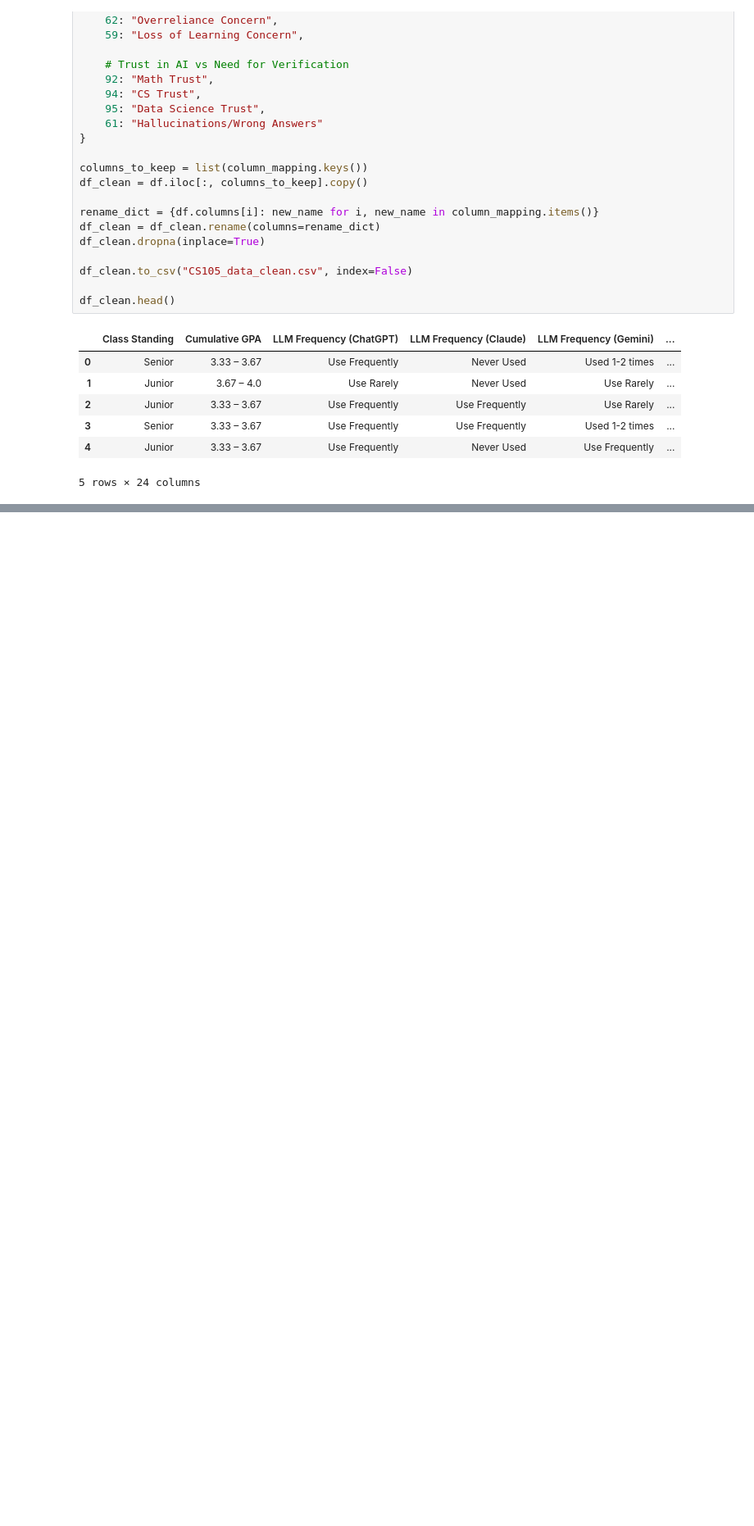
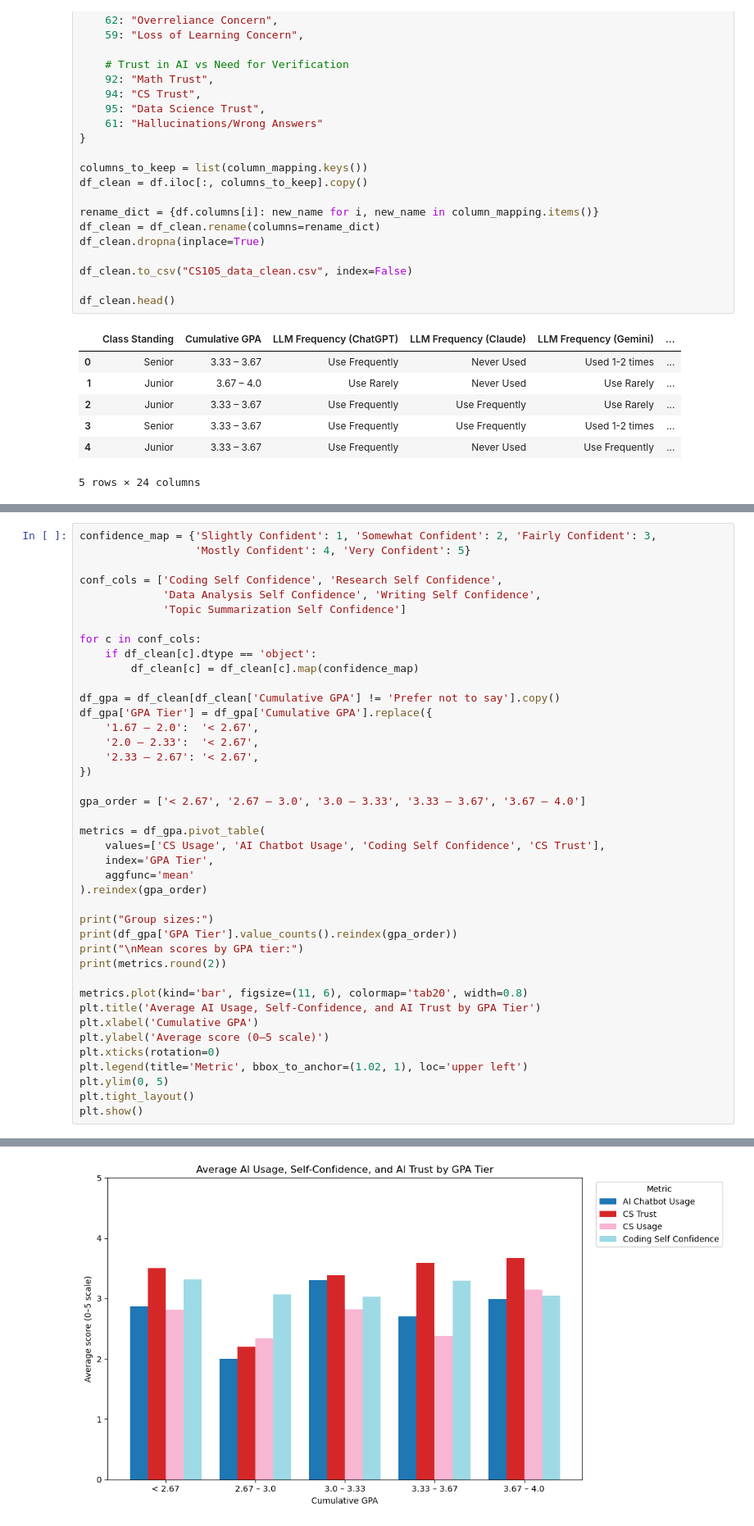
Before and after one commit to SangeetBarkataki10/CS105Minproject-SSTMA, a Jupyter notebook: SSTMA_CS105.ipynb, the cells around one changed output, grey strips where cells are left out. Shown at 82% size. Saved outputs shown, nothing was run; the diff lists cells and outputs as text; blank space fills up the shorter version.

```diff
--- a/SSTMA_CS105.ipynb
+++ b/SSTMA_CS105.ipynb
@@ -109,0 +65,42 @@ plt.show()
+# %%
+confidence_map = {'Slightly Confident': 1, 'Somewhat Confident': 2, 'Fairly Confident': 3,
+                  'Mostly Confident': 4, 'Very Confident': 5}
+
+conf_cols = ['Coding Self Confidence', 'Research Self Confidence',
+             'Data Analysis Self Confidence', 'Writing Self Confidence',
+             'Topic Summarization Self Confidence']
+
+for c in conf_cols:
+    if df_clean[c].dtype == 'object':
+        df_clean[c] = df_clean[c].map(confidence_map)
+
+df_gpa = df_clean[df_clean['Cumulative GPA'] != 'Prefer not to say'].copy()
+df_gpa['GPA Tier'] = df_gpa['Cumulative GPA'].replace({
+    '1.67 – 2.0':  '< 2.67',
+    '2.0 – 2.33':  '< 2.67',
+    '2.33 – 2.67': '< 2.67',
+})
+
+gpa_order = ['< 2.67', '2.67 – 3.0', '3.0 – 3.33', '3.33 – 3.67', '3.67 – 4.0']
+
+metrics = df_gpa.pivot_table(
+    values=['CS Usage', 'AI Chatbot Usage', 'Coding Self Confidence', 'CS Trust'],
+    index='GPA Tier',
+    aggfunc='mean'
+).reindex(gpa_order)
+
+print("Group sizes:")
+print(df_gpa['GPA Tier'].value_counts().reindex(gpa_order))
+print("\nMean scores by GPA tier:")
+print(metrics.round(2))
+
+metrics.plot(kind='bar', figsize=(11, 6), colormap='tab20', width=0.8)
+plt.title('Average AI Usage, Self-Confidence, and AI Trust by GPA Tier')
+plt.xlabel('Cumulative GPA')
+plt.ylabel('Average score (0–5 scale)')
+plt.xticks(rotation=0)
+plt.legend(title='Metric', bbox_to_anchor=(1.02, 1), loc='upper left')
+plt.ylim(0, 5)
+plt.tight_layout()
+plt.show()
+# %% [output]
@@ -109,0 +124 @@ plt.show()
+[figure, added]
```
Also changed, not shown: parts of 5 cells of this notebook.
